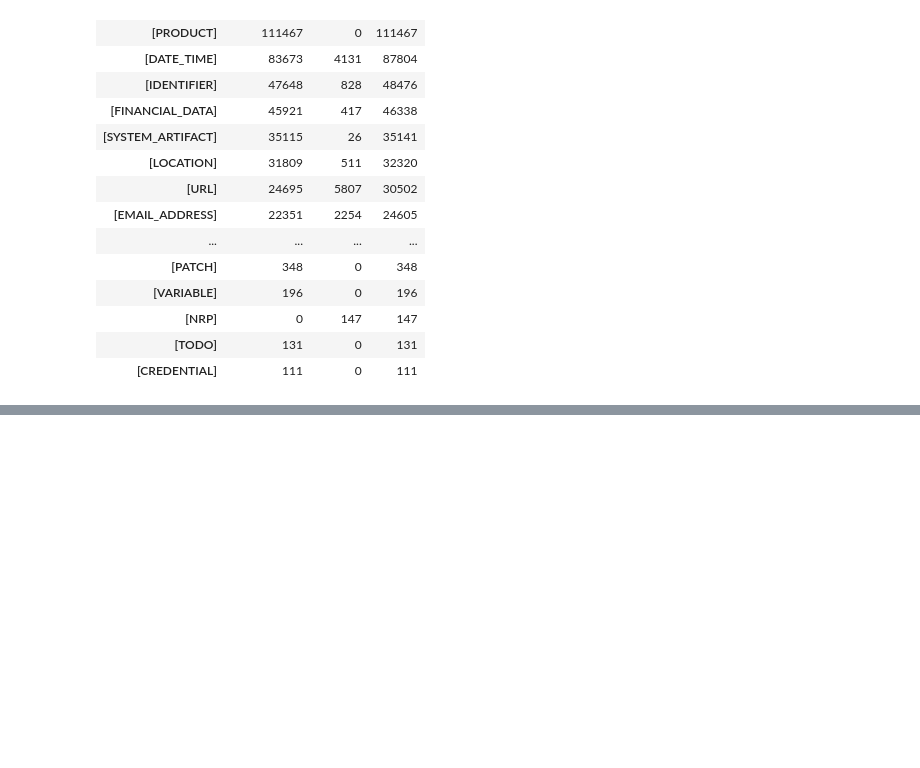
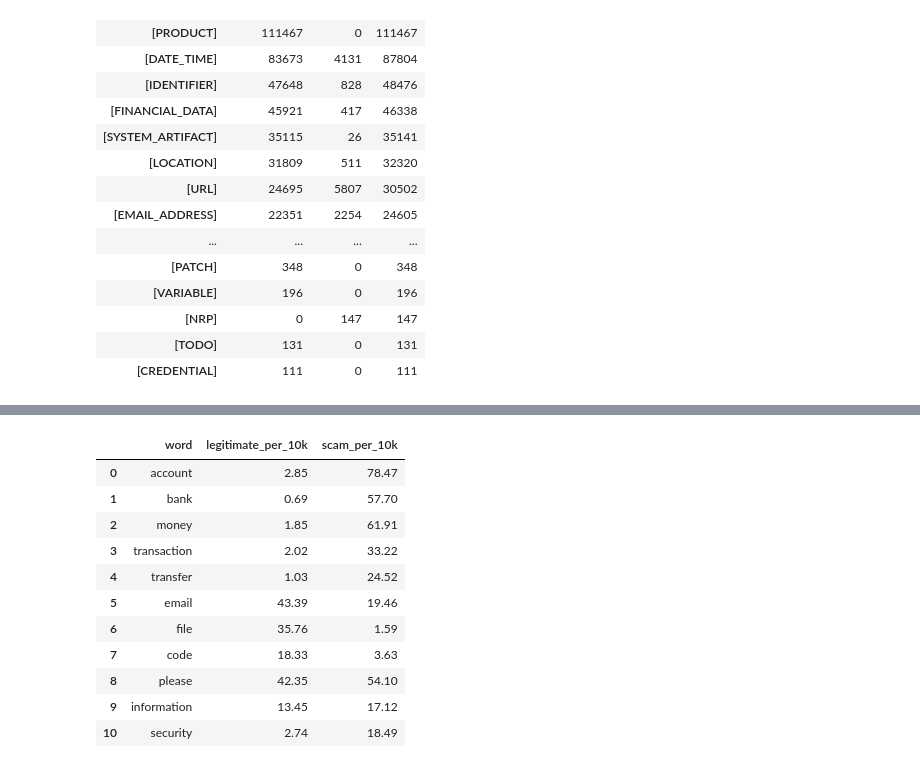
Before and after one commit to Supan-Roy/financial-scam-analysis, a Jupyter notebook: notebooks/01_dataset_understanding.ipynb, the cells around one changed output, grey strips where cells are left out. Saved outputs shown, nothing was run; the diff lists cells and outputs as text; code cells hidden in the pictures; blank space fills up the shorter version.

```diff
--- a/notebooks/01_dataset_understanding.ipynb
+++ b/notebooks/01_dataset_understanding.ipynb
@@ -539,0 +667,12 @@ placeholder_class_df.head(20)
+# %%
+# 29. Explore frequent non-stopwords by class
+
+for label, class_name in [(0, "Legitimate"), (1, "Scam")]:
+    filtered_words = {
+        word: count
+        for word, count in word_frequencies[label].items()
+        if word not in stop_words
+    }
+
+    print(f"\n{class_name} — Top 30 non-stopwords")
+    print(Counter(filtered_words).most_common(30))
@@ -539,0 +685,47 @@ placeholder_class_df.head(20)
+# %%
+# 30. Compare normalized word frequencies by class
+
+total_words = {
+    label: sum(counter.values())
+    for label, counter in word_frequencies.items()
+}
+
+comparison_words = [
+    "account", "bank", "money", "transaction",
+    "transfer", "email", "file", "code",
+    "please", "information", "security"
+]
+
+rows = []
+
+for word in comparison_words:
+    legit_rate = (
+        word_frequencies[0][word] / total_words[0]
+    ) * 10000
+
+    scam_rate = (
+        word_frequencies[1][word] / total_words[1]
+    ) * 10000
+
+    rows.append({
+        "word": word,
+        "legitimate_per_10k": round(legit_rate, 2),
+        "scam_per_10k": round(scam_rate, 2)
+    })
+
+frequency_comparison = pd.DataFrame(rows)
+
+display(frequency_comparison)
+# %% [output]
+|  | word | legitimate_per_10k | scam_per_10k |
+| 0 | account | 2.85 | 78.47 |
+| 1 | bank | 0.69 | 57.70 |
+| 2 | money | 1.85 | 61.91 |
+| 3 | transaction | 2.02 | 33.22 |
+| 4 | transfer | 1.03 | 24.52 |
+| 5 | email | 43.39 | 19.46 |
+| 6 | file | 35.76 | 1.59 |
+| 7 | code | 18.33 | 3.63 |
+| 8 | please | 42.35 | 54.10 |
+| 9 | information | 13.45 | 17.12 |
+| 10 | security | 2.74 | 18.49 |
```
Also changed, not shown: parts of 5 cells of this notebook.
